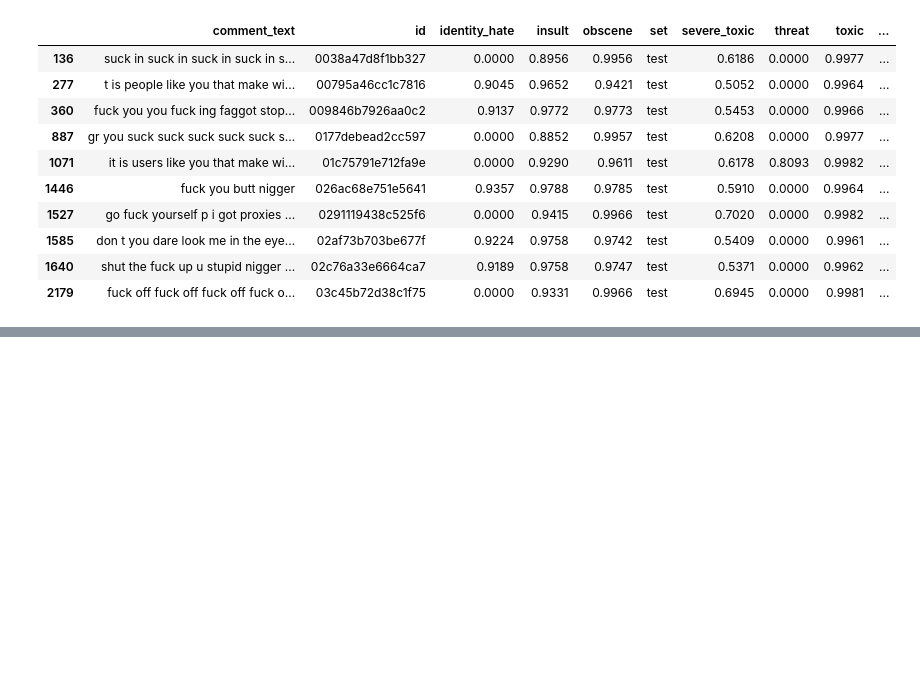
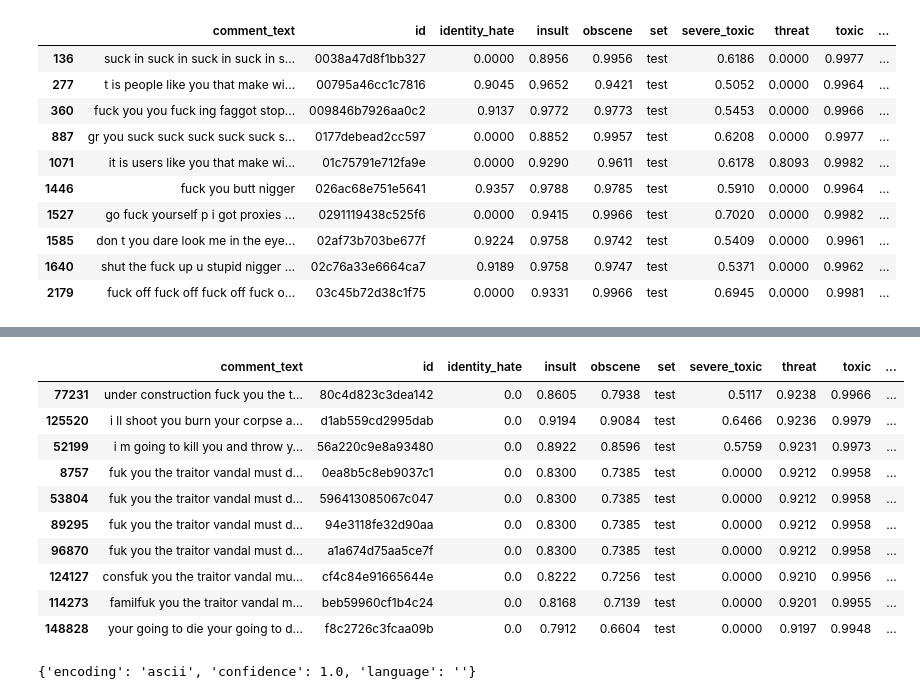
Before and after one commit to goriri/ab2, a Jupyter notebook: toxic-comments.ipynb, the cells around one changed output, grey strips where cells are left out. Saved outputs shown, nothing was run; the diff lists cells and outputs as text; code cells hidden in the pictures; blank space fills up the shorter version.

Commit message:
Scam

```diff
--- a/toxic-comments.ipynb
+++ b/toxic-comments.ipynb
@@ -266,0 +309,23 @@ toxic_test_df.to_csv(toxic_test_prediction_df_filename)
+# %%
+toxic_test_df.nlargest(10, 'threat')
+# %% [output]
+|  | comment_text | id | identity_hate | insult | obscene | set | severe_toxic | threat | toxic | ... |
+| 77231 | under construction fuck you the t... | 80c4d823c3dea142 | 0.0 | 0.8605 | 0.7938 | test | 0.5117 | 0.9238 | 0.9966 | ... |
+| 125520 | i ll shoot you burn your corpse a... | d1ab559cd2995dab | 0.0 | 0.9194 | 0.9084 | test | 0.6466 | 0.9236 | 0.9979 | ... |
+| 52199 | i m going to kill you and throw y... | 56a220c9e8a93480 | 0.0 | 0.8922 | 0.8596 | test | 0.5759 | 0.9231 | 0.9973 | ... |
+| 8757 | fuk you the traitor vandal must d... | 0ea8b5c8eb9037c1 | 0.0 | 0.8300 | 0.7385 | test | 0.0000 | 0.9212 | 0.9958 | ... |
+| 53804 | fuk you the traitor vandal must d... | 596413085067c047 | 0.0 | 0.8300 | 0.7385 | test | 0.0000 | 0.9212 | 0.9958 | ... |
+| 89295 | fuk you the traitor vandal must d... | 94e3118fe32d90aa | 0.0 | 0.8300 | 0.7385 | test | 0.0000 | 0.9212 | 0.9958 | ... |
+| 96870 | fuk you the traitor vandal must d... | a1a674d75aa5ce7f | 0.0 | 0.8300 | 0.7385 | test | 0.0000 | 0.9212 | 0.9958 | ... |
+| 124127 | consfuk you the traitor vandal mu... | cf4c84e91665644e | 0.0 | 0.8222 | 0.7256 | test | 0.0000 | 0.9210 | 0.9956 | ... |
+| 114273 | familfuk you the traitor vandal m... | beb59960cf1b4c24 | 0.0 | 0.8168 | 0.7139 | test | 0.0000 | 0.9201 | 0.9955 | ... |
+| 148828 | your going to die your going to d... | f8c2726c3fcaa09b | 0.0 | 0.7912 | 0.6604 | test | 0.0000 | 0.9197 | 0.9948 | ... |
+# %%
+scam_key = "corpus/fraud_email_.csv"
+
+from smart_open import smart_open
+with smart_open(f"s3://{AWS_S3_BUCKET}/{scam_key}", 'rb') as rawdata:
+    result = chardet.detect(rawdata.read(2000))
+result
+# %% [output]
+{'encoding': 'ascii', 'confidence': 1.0, 'language': ''}
```
Also changed, not shown: parts of 23 cells of this notebook, 1 other file.
